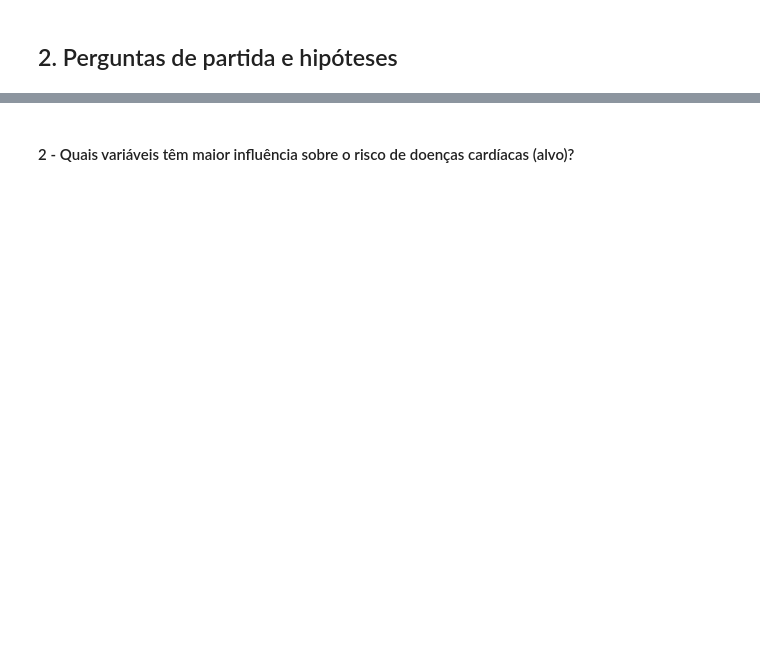
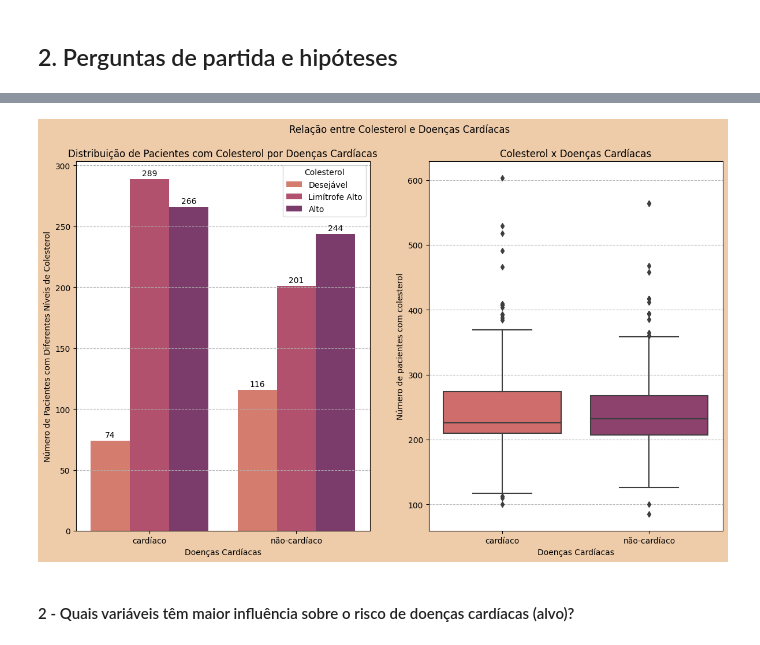
Before and after one commit to atlantico-academy/equipe8-2024.3, a Jupyter notebook: notebooks/01-exploratory_data_analysis.ipynb, the cells around one changed output, grey strips where cells are left out. Saved outputs shown, nothing was run; the diff lists cells and outputs as text; code cells hidden in the pictures; blank space fills up the shorter version.

Commit message:
feat: update exploratory data

```diff
--- a/notebooks/01-exploratory_data_analysis.ipynb
+++ b/notebooks/01-exploratory_data_analysis.ipynb
@@ -381,2 +381,57 @@ plt.show()
+# %%
+# Crie a estrutura de subplots
+fig, axes = plt.subplots(1,2 , figsize = (14, 8), gridspec_kw = {'wspace': 0.2, 'hspace': 0.3})
+
+# Definir cor de fundo da figura, paleta e fontes.
+fig.set_facecolor(bg_color)
+bg_color = "#ECA"
+c_palette = 'flare'
+
+#Título do gráfico
+plt.suptitle("Relação entre Colesterol e Doenças Cardíacas")
+
+#Agrupamento do colesterol e o alvo, size = retorna os valores
+contagem = df.groupby(['colesterol', 'alvo']).size()
+
+# Definindo intervalos para colesterol, segundo OMS
+df['colesterol_categoria'] = pd.cut(df['colesterol'],
+                                    bins=[0, 200, 239, float('inf')],
+                                    labels=['Desejável', 'Limítrofe Alto', 'Alto'])
+
+# Gráfico de barras
+sns.countplot(x='alvo', hue='colesterol_categoria', data=df, palette=c_palette, ax=axes[0],
+             order = df['alvo'].value_counts().index)
+#legenda
+axes[0].set_title("Distribuição de Pacientes com Colesterol por Doenças Cardíacas")
+axes[0].set_xlabel("Doenças Cardíacas")
+axes[0].set_ylabel("Número de Pacientes com Diferentes Níveis de Colesterol")
+#definição das linhas horizontal tracejadas
+axes[0].grid(True, axis='y', linestyle='--', alpha=0.9)
+#legenda do gráfico
+axes[0].legend(title="Colesterol", loc='upper right')
+
+#numeros no topo da barra
+for p in axes[0].patches:
+    height = round(p.get_height())
+    axes[0].annotate(f'{height}',
+                     (p.get_x() + p.get_width() / 2., p.get_height()),
+                     ha='center', va='center', xytext=(0, 7),
+                     textcoords='offset points')
+
+#Gráfico em boxplot
+sns.boxplot(x='alvo', y='colesterol', data=df, palette=c_palette, ax = axes[1],
+           order = df['alvo'].value_counts().index)
+#Legenda
+axes[1].set_title("Colesterol x Doenças Cardíacas")
+axes[1].set_xlabel("Doenças Cardíacas")
+axes[1].set_ylabel("Número de pacientes com colesterol")
+#definição das linhas horizontal tracejadas
+axes[1].grid(True, axis = 'y', linestyle = '--', alpha = 0.9)
+
+# Exibe o gráfico.
+plt.subplots_adjust(left=0.1, right=0.9, top=0.9, bottom=0.1)
+plt.show()
+# %% [output]
+[figure, added]
 # %% [markdown]
 #### 2 - Quais variáveis têm maior influência sobre o risco de doenças cardíacas (alvo)?
```
Also changed, not shown: parts of 8 cells of this notebook.
